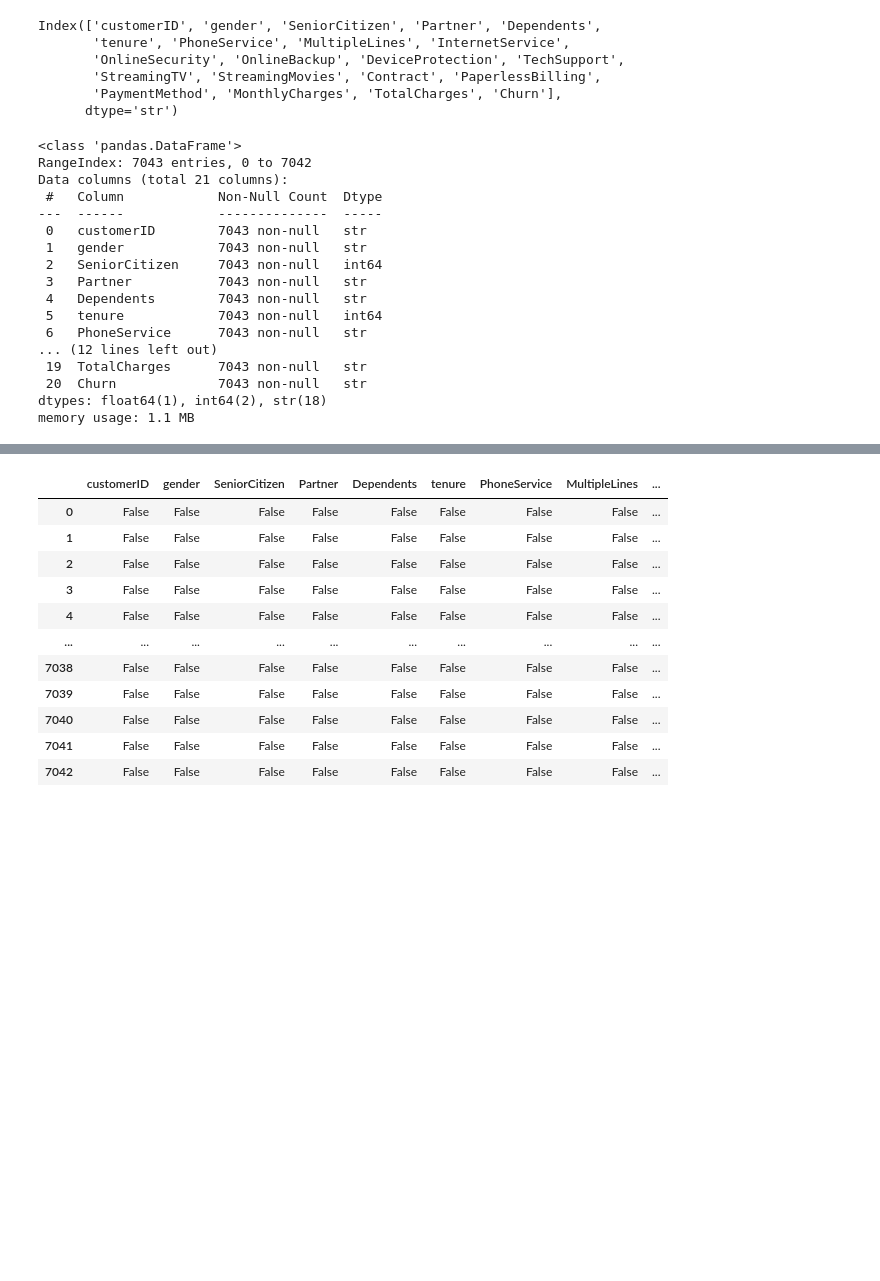
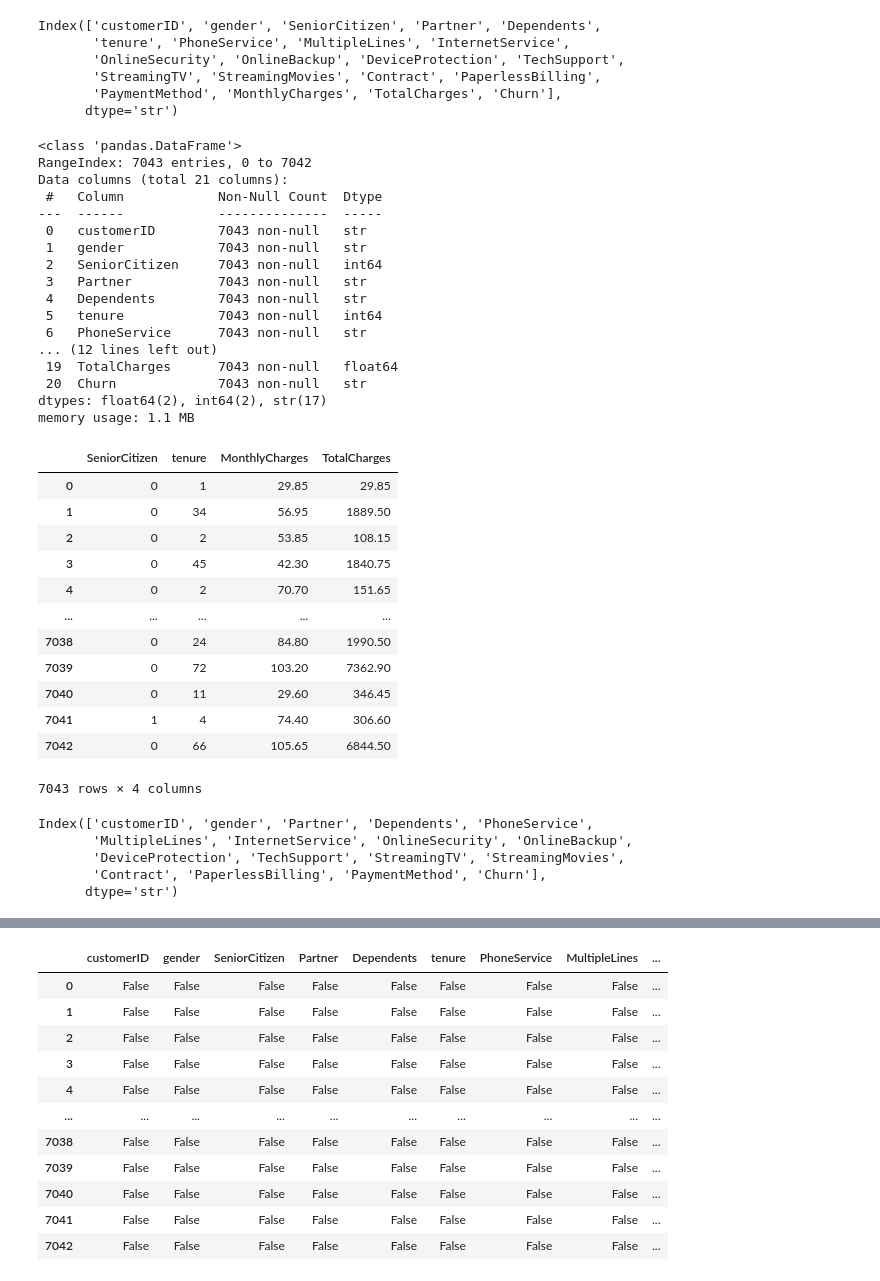
Before and after one commit to weszxl/eda_telco_customer, a Jupyter notebook: telco_customer.ipynb, the cells around one changed output, grey strips where cells are left out. Cells and saved outputs as stored; diff of their text form; code cells hidden in the pictures; blank space fills up the shorter version.

```diff
--- a/telco_customer.ipynb
+++ b/telco_customer.ipynb
@@ -68,7 +76,8 @@ Index(['customerID', 'gender', 'SeniorCitizen', 'Partner', 'Dependents',
        'PaymentMethod', 'MonthlyCharges', 'TotalCharges', 'Churn'],
       dtype='str')
 # %%
-df.info()
+#data.dtypes
+data.info()
 # %% [output]
 <class 'pandas.DataFrame'>
 RangeIndex: 7043 entries, 0 to 7042
@@ -83,8 +92,34 @@ Data columns (total 21 columns):
  5   tenure            7043 non-null   int64
  6   PhoneService      7043 non-null   str
 ... (12 lines left out)
- 19  TotalCharges      7043 non-null   str
+ 19  TotalCharges      7043 non-null   float64
  20  Churn             7043 non-null   str
-dtypes: float64(1), int64(2), str(18)
+dtypes: float64(2), int64(2), str(17)
 memory usage: 1.1 MB
+# %%
+num_col = data.select_dtypes(include=['float64','int64'])
+num_col
+# %% [output]
+|  | SeniorCitizen | tenure | MonthlyCharges | TotalCharges |
+| 0 | 0 | 1 | 29.85 | 29.85 |
+| 1 | 0 | 34 | 56.95 | 1889.50 |
+| 2 | 0 | 2 | 53.85 | 108.15 |
+| 3 | 0 | 45 | 42.30 | 1840.75 |
+| 4 | 0 | 2 | 70.70 | 151.65 |
+| ... | ... | ... | ... | ... |
+| 7038 | 0 | 24 | 84.80 | 1990.50 |
+| 7039 | 0 | 72 | 103.20 | 7362.90 |
+| 7040 | 0 | 11 | 29.60 | 346.45 |
+| 7041 | 1 | 4 | 74.40 | 306.60 |
+| 7042 | 0 | 66 | 105.65 | 6844.50 |
+7043 rows × 4 columns
+# %%
+cat_col = data.select_dtypes(include=['object'])
+cat_col.columns
+# %% [output]
+Index(['customerID', 'gender', 'Partner', 'Dependents', 'PhoneService',
+       'MultipleLines', 'InternetService', 'OnlineSecurity', 'OnlineBackup',
+       'DeviceProtection', 'TechSupport', 'StreamingTV', 'StreamingMovies',
+       'Contract', 'PaperlessBilling', 'PaymentMethod', 'Churn'],
+      dtype='str')
 # %%
```
Also changed, not shown: parts of 24 cells of this notebook, 2 other files.
